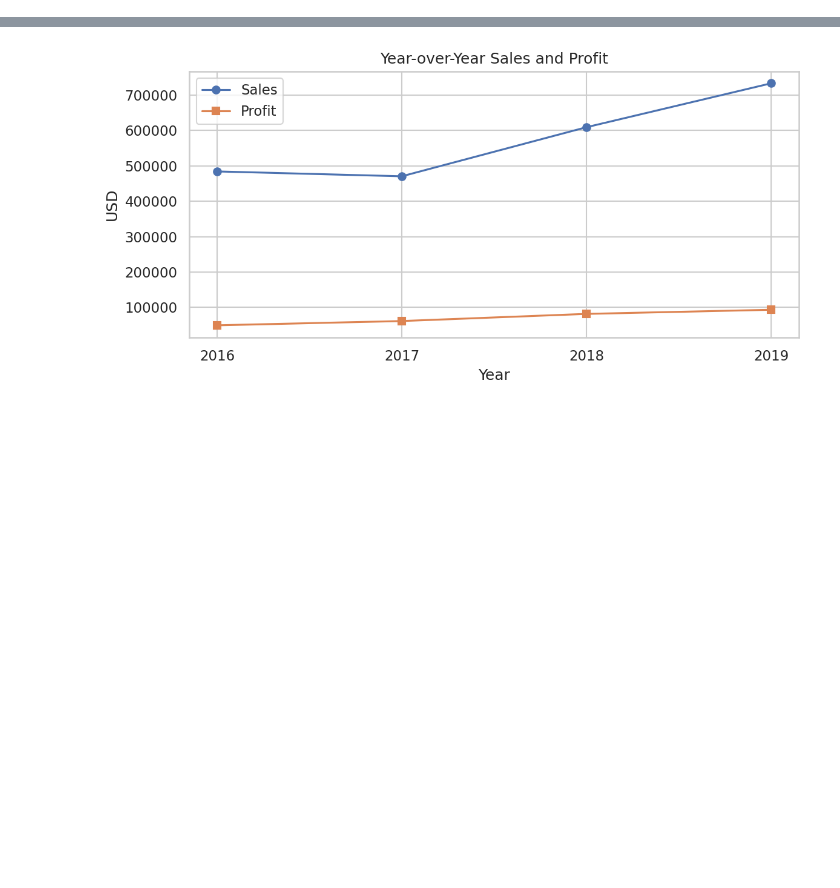
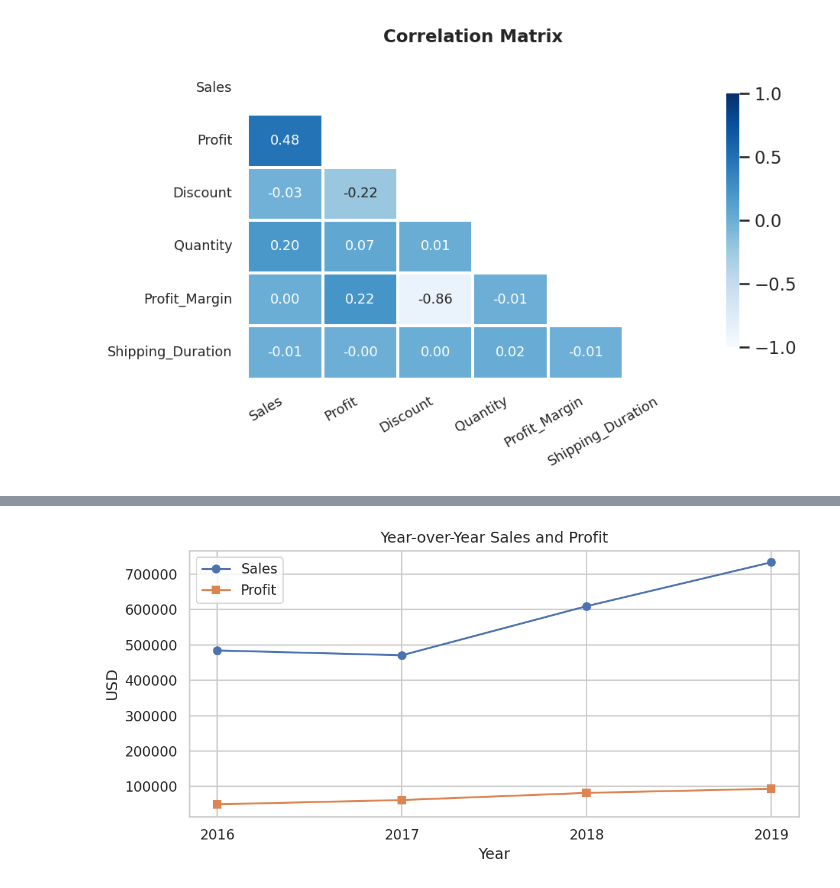
Before and after one commit to Abdullah-630/superstore-analytics, a Jupyter notebook: notebooks/4_data_visualization.ipynb, the cells around one changed output, grey strips where cells are left out. Saved outputs shown, nothing was run; the diff lists cells and outputs as text; code cells hidden in the pictures; blank space fills up the shorter version.

```diff
--- a/notebooks/4_data_visualization.ipynb
+++ b/notebooks/4_data_visualization.ipynb
@@ -10,4 +10,28 @@ plt.rcParams['figure.dpi'] = 150
 
 
 df = pd.read_pickle('../data/processed/superstore_eda_ready.pkl')
+# %%
+import numpy as np
+import seaborn as sns
+import matplotlib.pyplot as plt
+
+num_cols = ['Sales', 'Profit', 'Discount', 'Quantity', 'Profit_Margin', 'Shipping_Duration']
+corr = df[num_cols].corr()
+
+mask = np.triu(np.ones_like(corr, dtype=bool))
+
+plt.figure(figsize=(6.5, 4.2))
+
+with sns.axes_style("white"):
+    sns.heatmap(corr, mask=mask, annot=True, cmap='Blues', fmt='.2f',
+                vmin=-1, vmax=1, cbar_kws={'shrink': 0.8},
+                annot_kws={"size": 8.5}, linewidths=1, linecolor='white')
+
+plt.title('Correlation Matrix', fontsize=11, fontweight='bold', pad=12)
+plt.xticks(fontsize=8.5, rotation=30, ha='right')
+plt.yticks(fontsize=8.5)
+plt.tight_layout()
+plt.show()
+# %% [output]
+[figure, added]
 # %%
```
Also changed, not shown: parts of 8 cells of this notebook.
